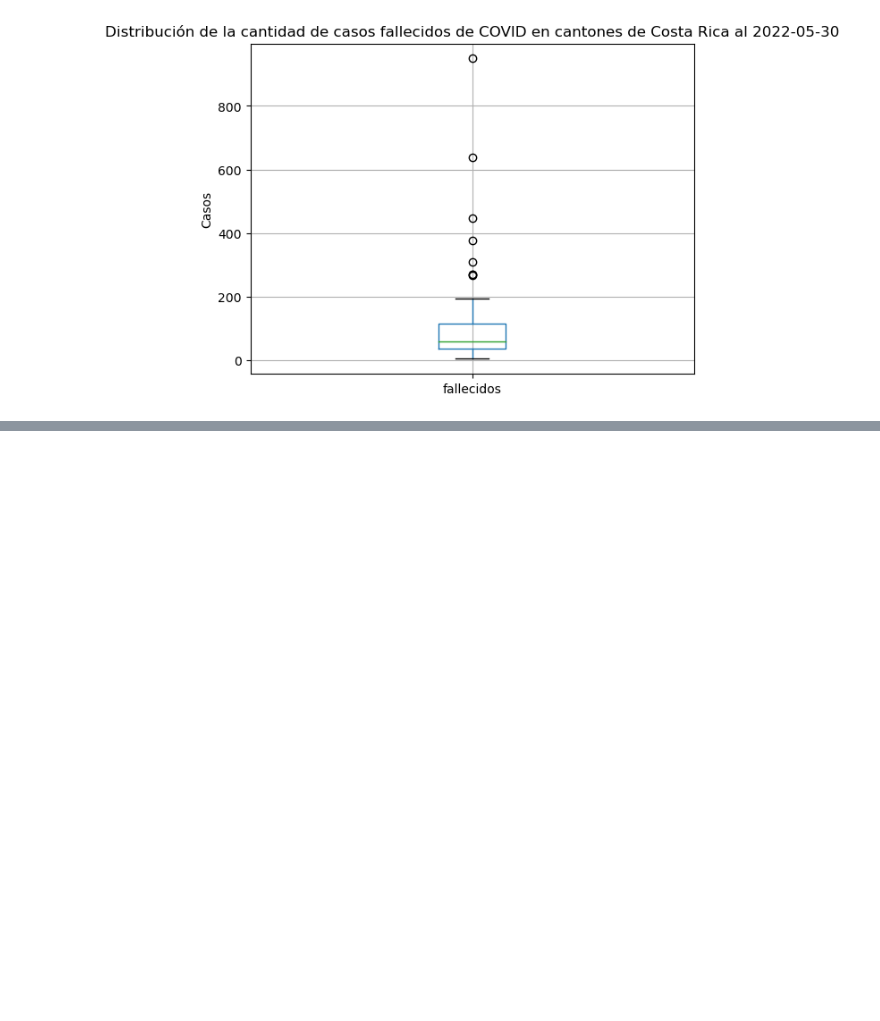
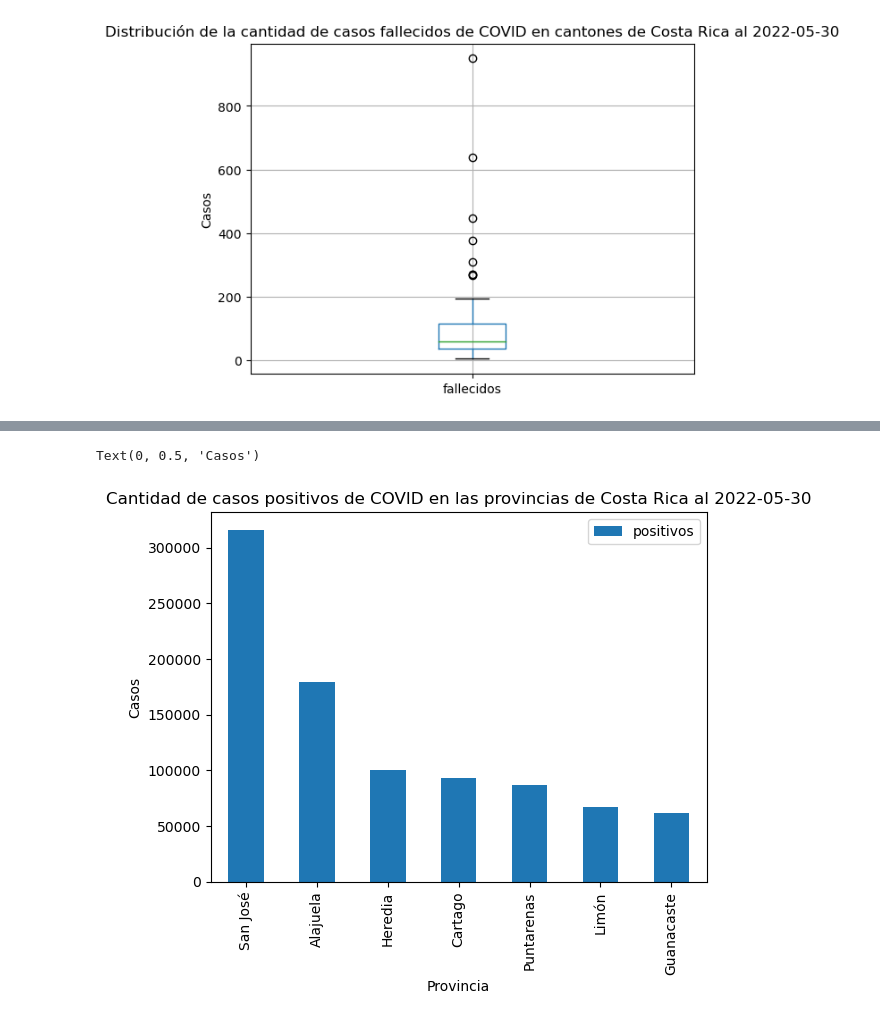
Before and after one commit to Joseumaa13/Visualizacion_datos, a Jupyter notebook: VisualizacionDatos.ipynb, the cells around one changed output, grey strips where cells are left out. Cells and saved outputs as stored; diff of their text form; code cells hidden in the pictures; blank space fills up the shorter version.

```diff
--- a/VisualizacionDatos.ipynb
+++ b/VisualizacionDatos.ipynb
@@ -318,0 +343,5 @@ Text(0, 0.5, 'Edad')
+# %%
+# Suma de casos positivos por provincia
+covid_provincial_positivos = covid_cantonal_positivos.groupby(["provincia"], as_index=False)["positivos"] \
+                                                     .sum()
+covid_provincial_positivos
@@ -318,0 +357,14 @@ Text(0, 0.5, 'Edad')
+# %%
+# Se establece la columna "provincia" como índice del dataframe
+# y este se ordena por la cantidad de casos positivos antes de
+# hacer el gráfico con plot.bar()
+covid_provincial_positivos.set_index("provincia") \
+                          .sort_values(by="positivos", ascending=False) \
+                          .plot.bar()
+
+plt.title("Cantidad de casos positivos de COVID en las provincias de Costa Rica al 2022-05-30")
+plt.xlabel("Provincia")
+plt.ylabel("Casos")
+# %% [output]
+Text(0, 0.5, 'Casos')
+[figure, added]
```
Also changed, not shown: parts of 10 cells of this notebook.
